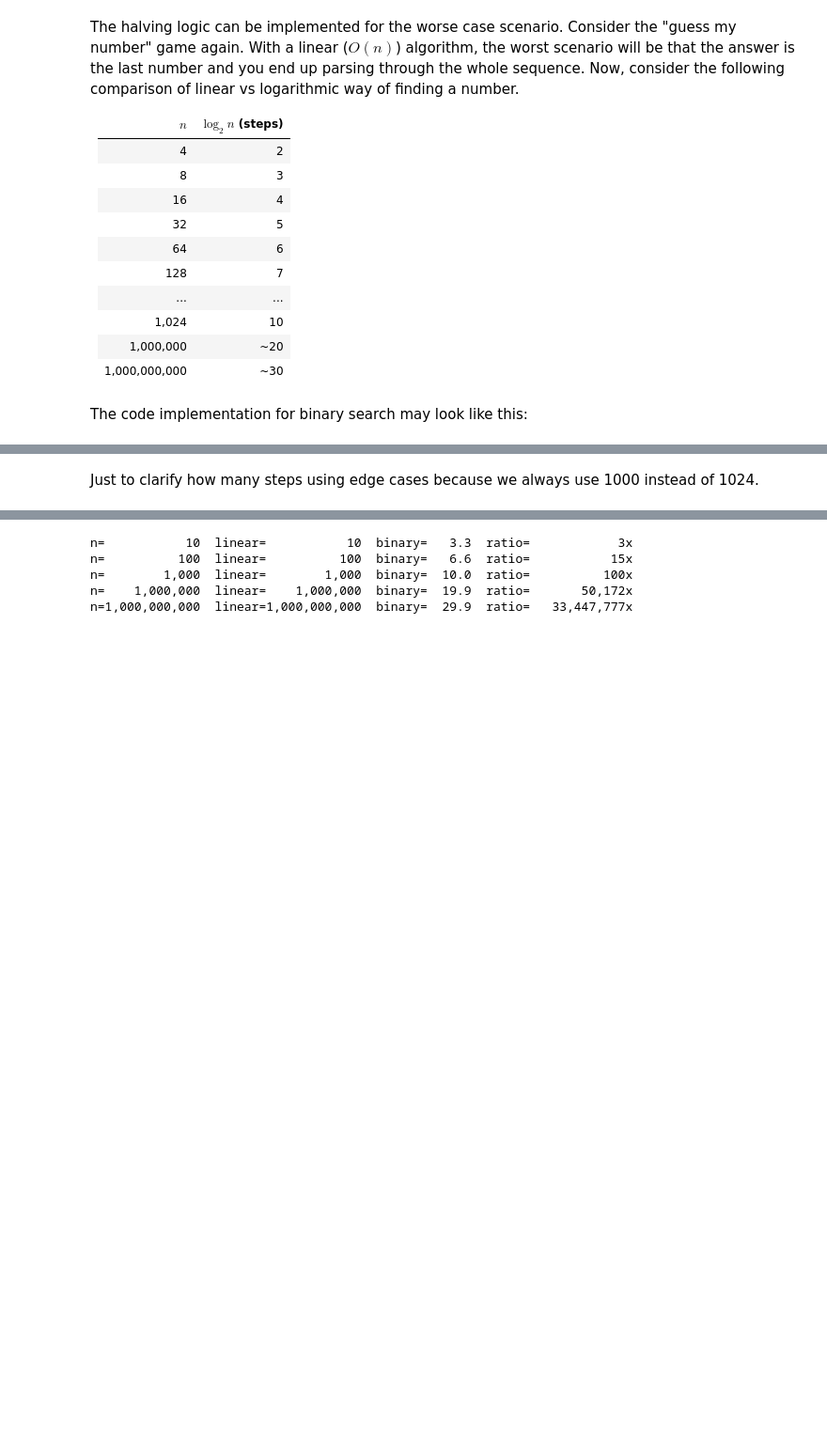
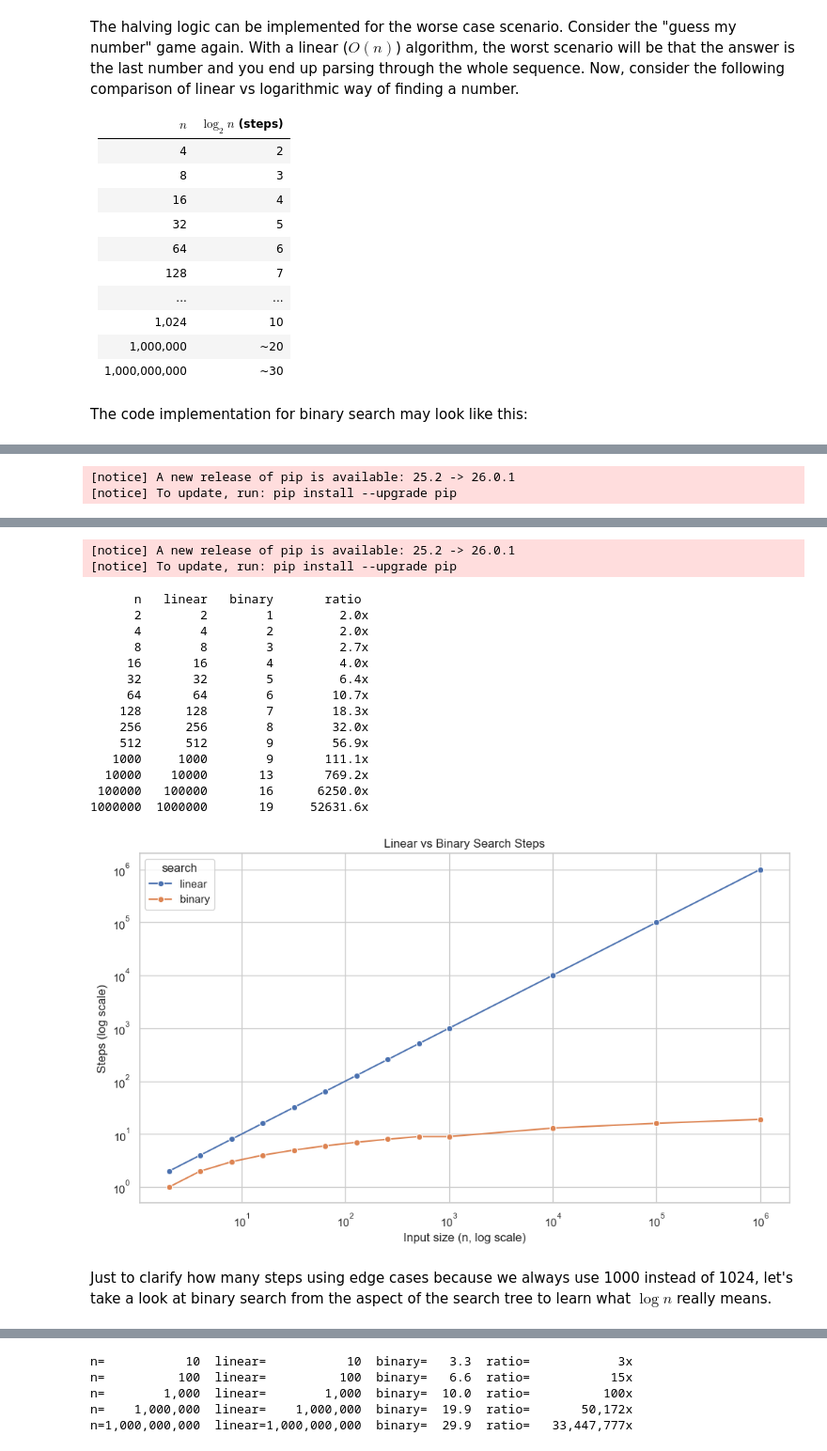
Before and after one commit to tychen742/py, a Jupyter notebook: chapters/10-algorithms/1001-algorithms.ipynb, the cells around one changed output, grey strips where cells are left out. Shown at 94% size. Cells and saved outputs as stored; diff of their text form; code cells hidden in the pictures; blank space fills up the shorter version.

```diff
--- a/chapters/10-algorithms/1001-algorithms.ipynb
+++ b/chapters/10-algorithms/1001-algorithms.ipynb
@@ -278,12 +278,12 @@ The $O(n)$ strategy (linear search) to guess a number in 1~100 would be:
 And the code implementation of this idea would look like:
 # %%
 target = 42
-arr = list(range(100))
+arr_100 = list(range(1, 101))
 
-for i in arr:
+for i in arr_100:
     if i == target:
         print(f"target index: {i}")
 
-print(f"element {target} is at index {arr.index(target)}") ### unfixed; no need to
+print(f"element {target} is at index {arr_100.index(target)}") ### unfixed; no need to
 # %% [output]
 target index: 42
@@ -296,9 +296,9 @@ def linear_search(arr, target):     # O(n) linear search with step counting
     for i, val in enumerate(arr):   # check every element
         steps += 1
         if val == target:
-            return (i, steps)       # return index and steps if found
+            return (i+1, steps)       # return index+1 (value) and steps if found
     return (-1, steps)              # return -1 if not found, along with steps taken
 
-linear_result = linear_search(arr, target)
-print(f"Linear search 100: index {linear_result[0]}, steps {linear_result[1]}")
+linear_result = linear_search(arr_100, target)
+print(f"Linear search 100: value {linear_result[0]}, steps {linear_result[1]}")
 # %% [output]
@@ -387,4 +394,7 @@ Now, use the same `nums` to see the output.
 # %%
+# nums = [2, 4, 8, 16, 32, 64, 10, 100, 128, 1000, 10_000, 100_000, 1000_000]
+
 for n in nums:
-    print(binary_search(list(range(1, n+1)), n ))
+    idx, steps = binary_search(list(range(1, n + 1)), n)
+    print(f"n: {n:>{w}}, \t steps: {steps:>{w}}")
 # %% [output]
@@ -403,0 +418,17 @@ for n in nums:
+# %%
+# Compare linear and binary search step counts using nums as input sizes.
+nums = [2, 4, 8, 16, 32, 64, 128, 256, 512, 100, 1_000, 10_000, 100_000, 1_000_000]
+
+w = len(str(max(nums)))
+
+print("Comparing linear and binary search step counts:")
+print(f"{'n':>{w}}  {'linear':>{w}}  {'binary':>{w}}  {'ratio':>10}")
+
+for n in nums:
+    arr_n = list(range(1, n + 1))
+    _, linear_steps = linear_search(arr_n, n)       ### _ is a common convention for "I don't care about this value"
+    _, binary_steps = binary_search(arr_n, n)
+    ratio = linear_steps / binary_steps
+    print(f"{n:>{w}}  {linear_steps:>{w}}  {binary_steps:>{w}}  {ratio:>10.1f}x")
+    # print(f"{n:>{w}}  {linear_steps:>{w}}  {binary_steps:>{w}}")
+# %% [output]
@@ -403,0 +443,2 @@ for n in nums:
+[notice] A new release of pip is available: 25.2 -> 26.0.1
+[notice] To update, run: pip install --upgrade pip
@@ -404,5 +462,22 @@ for n in nums:
+[notice] A new release of pip is available: 25.2 -> 26.0.1
+[notice] To update, run: pip install --upgrade pip
+      n   linear   binary       ratio
+      2        2        1         2.0x
+      4        4        2         2.0x
+      8        8        3         2.7x
+     16       16        4         4.0x
+     32       32        5         6.4x
+     64       64        6        10.7x
+    128      128        7        18.3x
+    256      256        8        32.0x
+    512      512        9        56.9x
+   1000     1000        9       111.1x
+  10000    10000       13       769.2x
+ 100000   100000       16      6250.0x
+1000000  1000000       19     52631.6x
+[figure, added]
 # %% [markdown]
-Just to clarify how many steps using edge cases because we always use 1000 instead of 1024.
+Just to clarify how many steps using edge cases because we always use 1000 instead of 1024, let's take a look at binary search from the aspect of the search tree to learn what $\log n$ really means.
 # %%
 sorted_nums = list(range(1, 1025))
 
```
Also changed, not shown: parts of 35 cells of this notebook, 1 other file.
